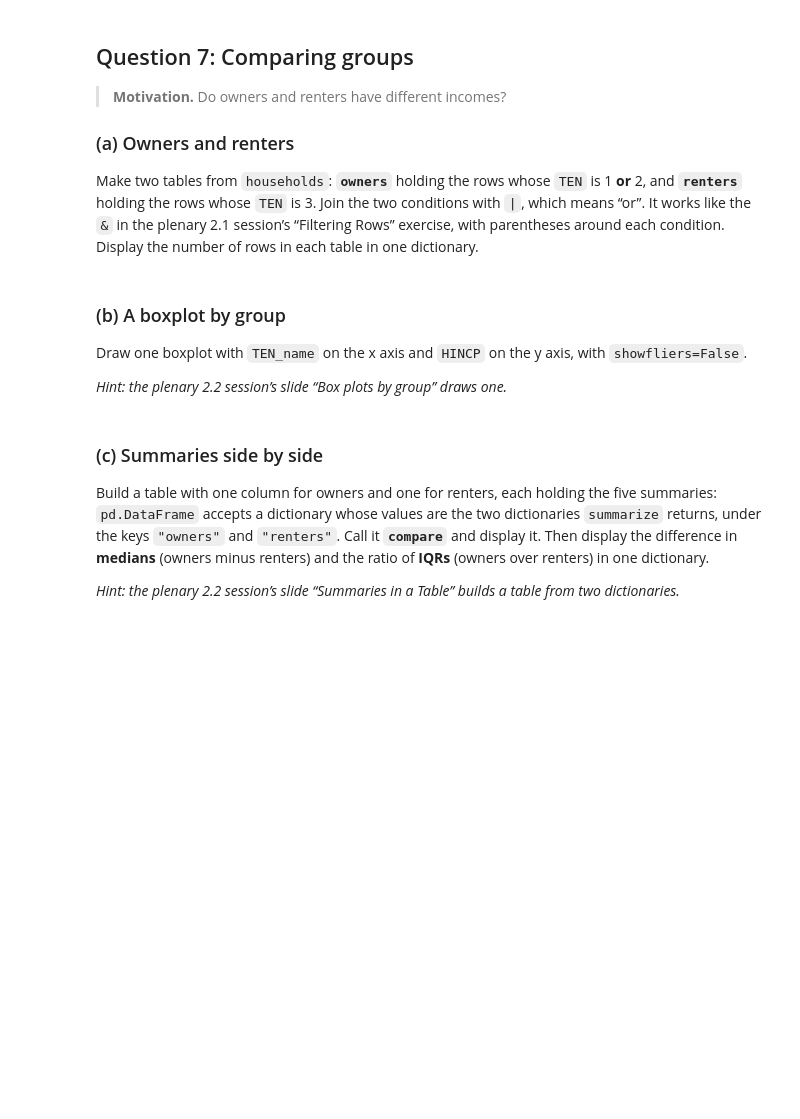
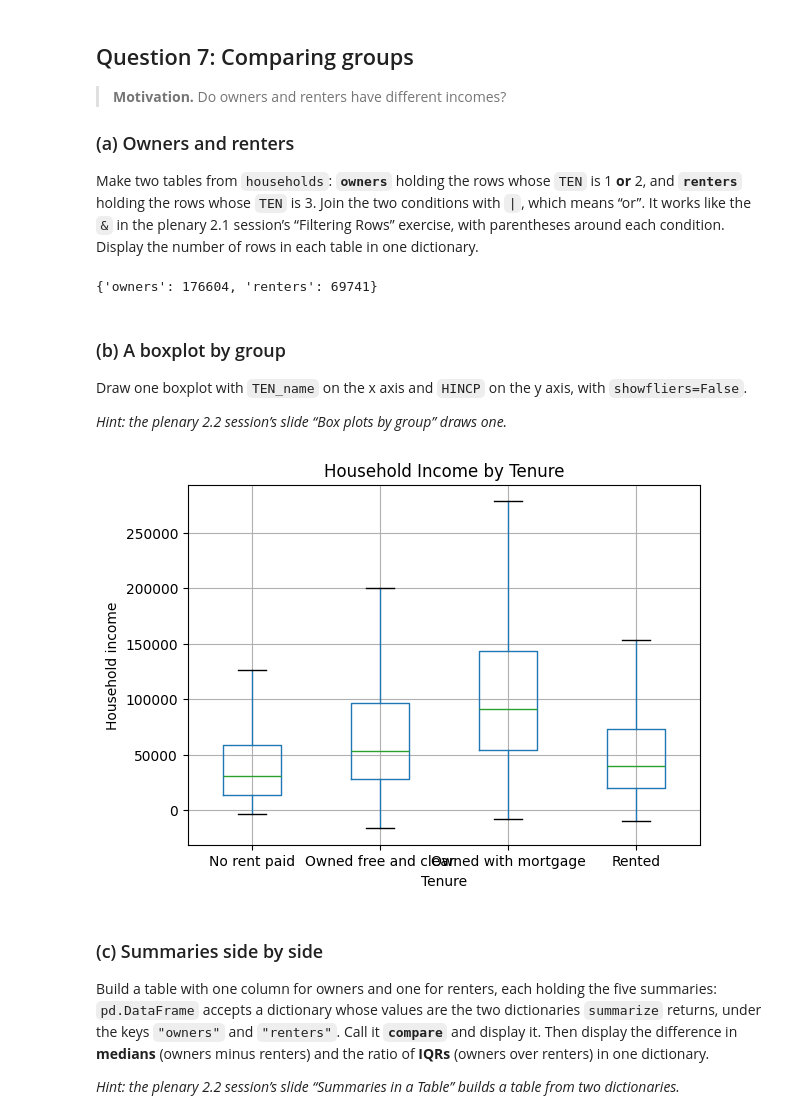
Before and after one commit to soyeonkm/datasci101, a Jupyter notebook: module2_project.ipynb, the cells around one changed output. Saved outputs shown, nothing was run; the diff lists cells and outputs as text; code cells hidden in the pictures; blank space fills up the shorter version.

```diff
--- a/module2_project.ipynb
+++ b/module2_project.ipynb
@@ -443,3 +619,14 @@ table in one dictionary.
+# %%
+# your code here
+owners = households[(households["TEN"] == 1) | (households["TEN"] == 2)]
+renters = households[households["TEN"] == 3]
+
+{
+    "owners": owners.shape[0],
+    "renters": renters.shape[0]
+}
+# %% [output]
+{'owners': 176604, 'renters': 69741}
 # %%
 # Check your work. Delete the '# ' from the start of every line below
 # these three, then run this cell. Every check should pass without printing anything.
@@ -460,3 +645,18 @@ axis, with `showfliers=False`.
+# %%
+# your code here
+households.boxplot(
+    column="HINCP",
+    by="TEN_name",
+    showfliers=False
+)
+
+plt.xlabel("Tenure")
+plt.ylabel("Household income")
+plt.title("Household Income by Tenure")
+plt.suptitle("")
+plt.show()
+# %% [output]
+[figure, added]
 # %% [markdown]
 ### (c) Summaries side by side
 
```
Also changed, not shown: parts of 92 cells of this notebook.
